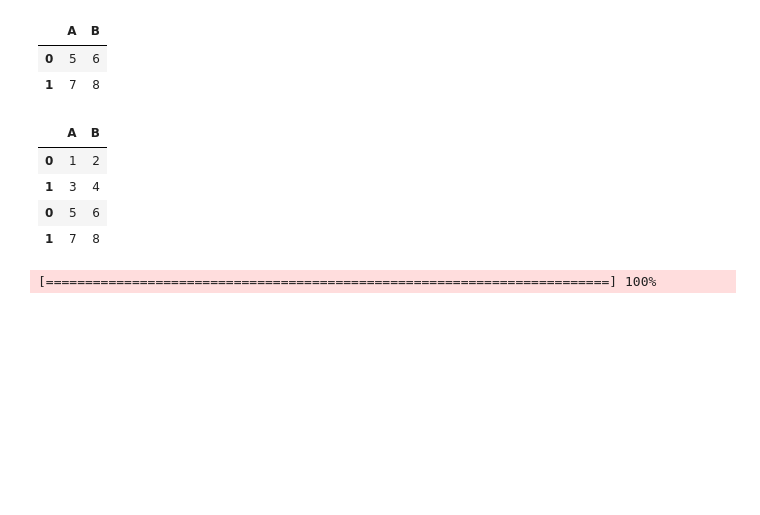
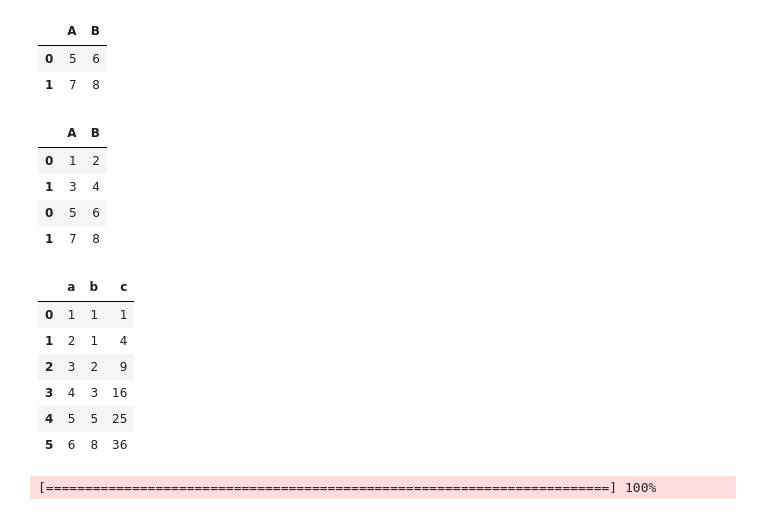
Before and after one commit to jackom/PythonDailyResearch, a Jupyter notebook: TempTest.ipynb, the cells around one changed output. Saved outputs shown, nothing was run; the diff lists cells and outputs as text; code cells hidden in the pictures; blank space fills up the shorter version.

```diff
--- a/TempTest.ipynb
+++ b/TempTest.ipynb
@@ -468,3 +481,18 @@ df.append(df2)
 # %%
 cnter+=1
 bar.update(cnter)
+# %%
+df = pd.DataFrame({
+    'a': [1, 2, 3, 4, 5, 6],
+    'b': [1, 1, 2, 3, 5, 8],
+    'c': [1, 4, 9, 16, 25, 36]
+})
+df
+# %% [output]
+|  | a | b | c |
+| 0 | 1 | 1 | 1 |
+| 1 | 2 | 1 | 4 |
+| 2 | 3 | 2 | 9 |
+| 3 | 4 | 3 | 16 |
+| 4 | 5 | 5 | 25 |
+| 5 | 6 | 8 | 36 |
```
Also changed, not shown: parts of 7 cells of this notebook.
